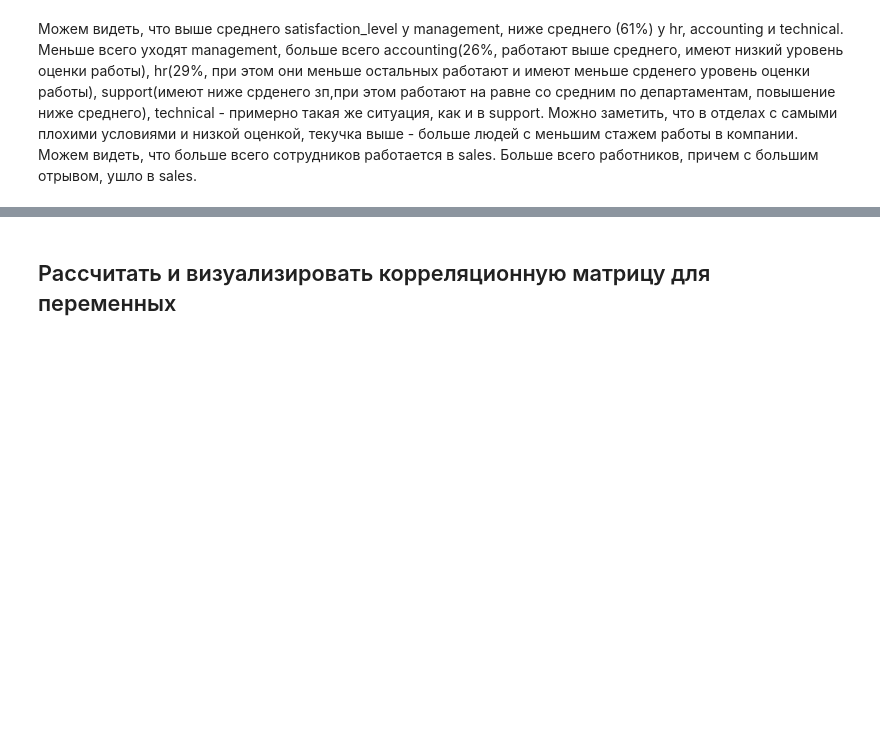
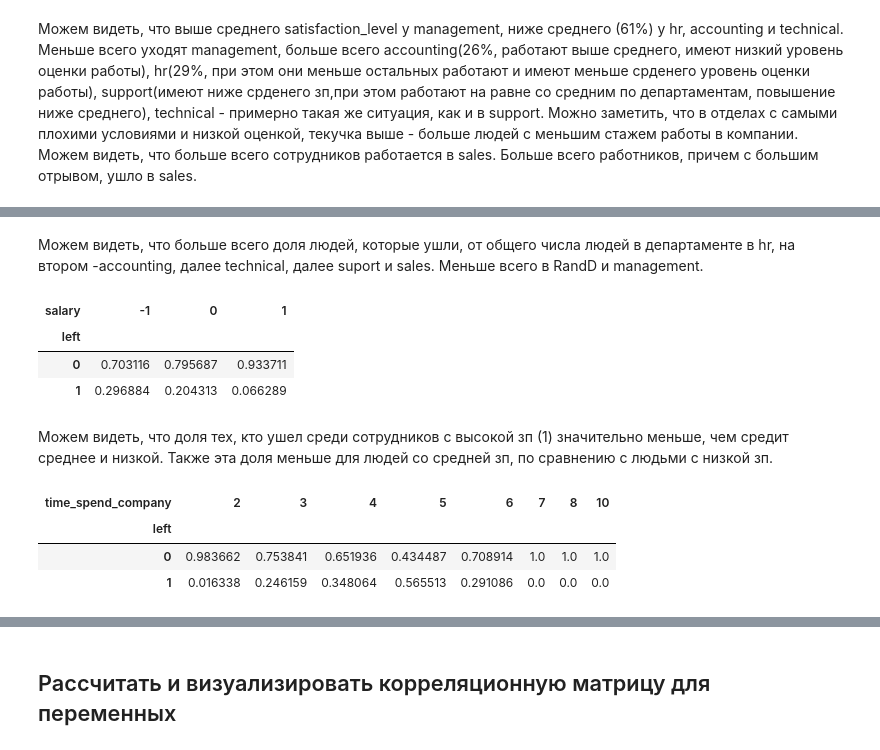
Before and after one commit to viktoriasin/n_homework, a Jupyter notebook: python_block/final_project/Untitled1.ipynb, the cells around one changed output, grey strips where cells are left out. Drawn from its saved outputs; the diff is of its cells as text; code cells hidden in the pictures; blank space fills up the shorter version.

```diff
--- a/python_block/final_project/Untitled1.ipynb
+++ b/python_block/final_project/Untitled1.ipynb
@@ -157,0 +174,18 @@ max                 1.000000    1.000000
+# %% [markdown]
+Можем видеть, что больше всего доля людей, которые ушли, от общего числа людей в департаменте в hr, на втором -accounting, далее technical, далее suport и sales. Меньше всего в RandD и management.
+# %%
+pd.crosstab(hr['left'],hr['salary'],normalize='columns')
+# %% [output]
+| salary | -1 | 0 | 1 |
+| left |  |  |  |
+| 0 | 0.703116 | 0.795687 | 0.933711 |
+| 1 | 0.296884 | 0.204313 | 0.066289 |
+# %% [markdown]
+Можем видеть, что доля тех, кто ушел среди сотрудников с высокой зп (1) значительно меньше, чем средит среднее и низкой. Также эта доля меньше для людей со средней зп, по сравнению с людьми с низкой зп.
+# %%
+pd.crosstab(hr['left'],hr['time_spend_company'],normalize='columns')
+# %% [output]
+| time_spend_company | 2 | 3 | 4 | 5 | 6 | 7 | 8 | 10 |
+| left |  |  |  |  |  |  |  |  |
+| 0 | 0.983662 | 0.753841 | 0.651936 | 0.434487 | 0.708914 | 1.0 | 1.0 | 1.0 |
+| 1 | 0.016338 | 0.246159 | 0.348064 | 0.565513 | 0.291086 | 0.0 | 0.0 | 0.0 |
```
Also changed, not shown: parts of 14 cells of this notebook.
